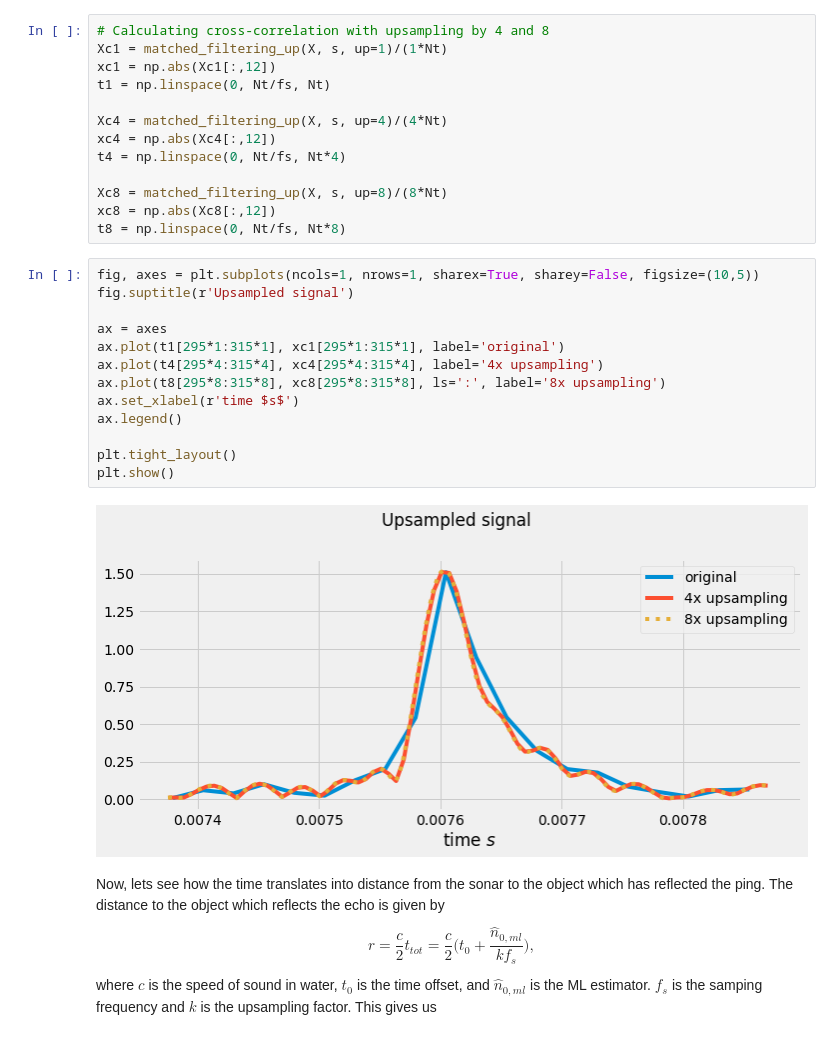
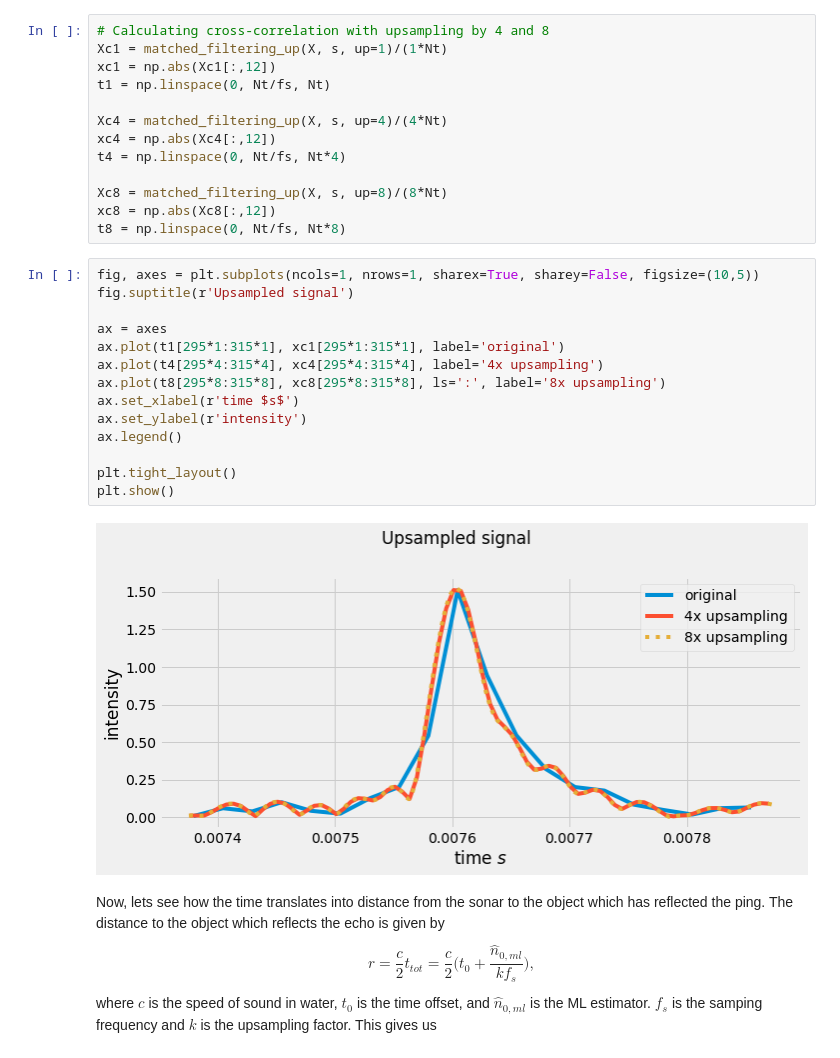
Before and after one commit to fonstelien/INF4480, a Jupyter notebook: project2/project2.ipynb, the cells around one changed output. Saved outputs shown, nothing was run; the diff lists cells and outputs as text.

```diff
--- a/project2/project2.ipynb
+++ b/project2/project2.ipynb
@@ -250,18 +252,19 @@ t8 = np.linspace(0, Nt/fs, Nt*8)
 # %%
 fig, axes = plt.subplots(ncols=1, nrows=1, sharex=True, sharey=False, figsize=(10,5))
 fig.suptitle(r'Upsampled signal')
 
 ax = axes
 ax.plot(t1[295*1:315*1], xc1[295*1:315*1], label='original')
 ax.plot(t4[295*4:315*4], xc4[295*4:315*4], label='4x upsampling')
 ax.plot(t8[295*8:315*8], xc8[295*8:315*8], ls=':', label='8x upsampling')
 ax.set_xlabel(r'time $s$')
+ax.set_ylabel(r'intensity')
 ax.legend()
 
 plt.tight_layout()
 plt.show()
 # %% [output]
-[figure, old version]
+[figure, new version]
 # %% [markdown]
 Now, lets see how the time translates into distance from the sonar to the object which has reflected the ping. The distance to the object which reflects the echo is given by
 $$
```
Also changed, not shown: parts of 38 cells of this notebook.
